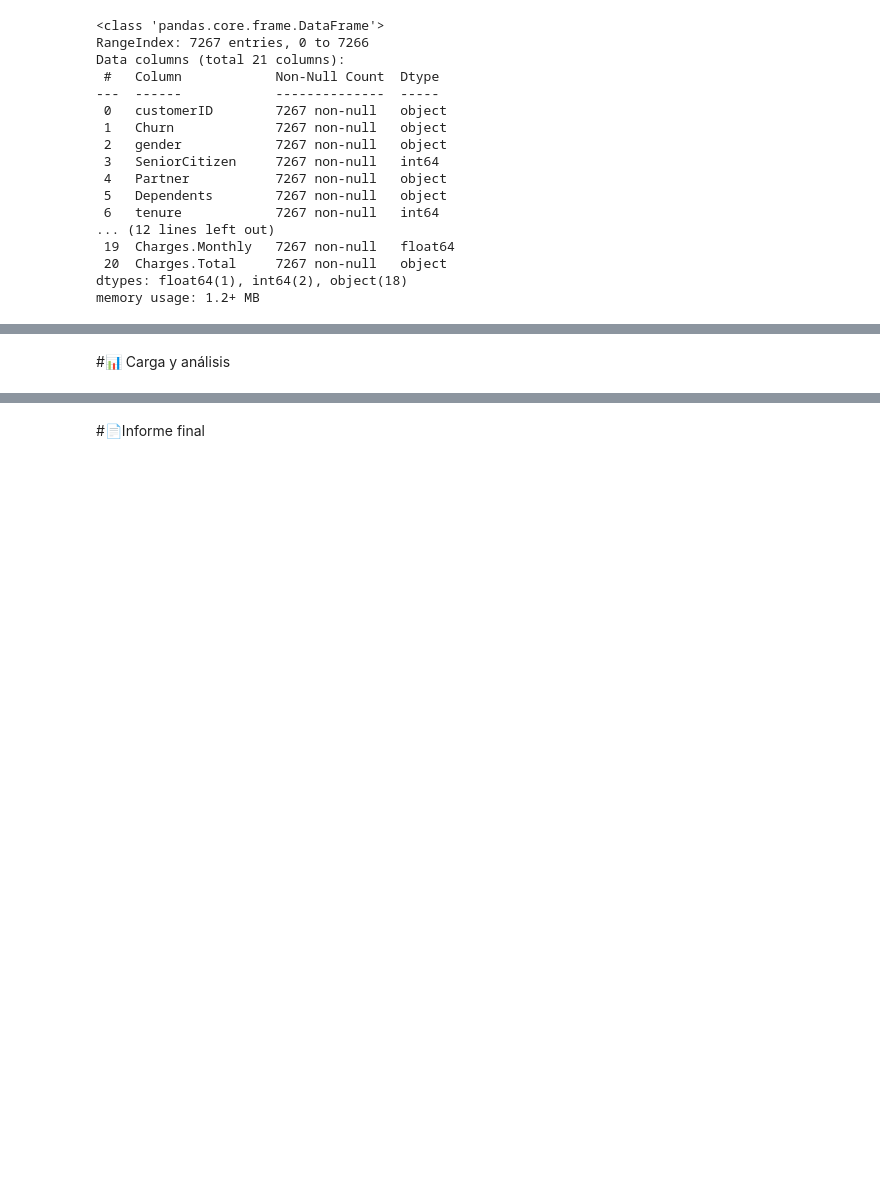
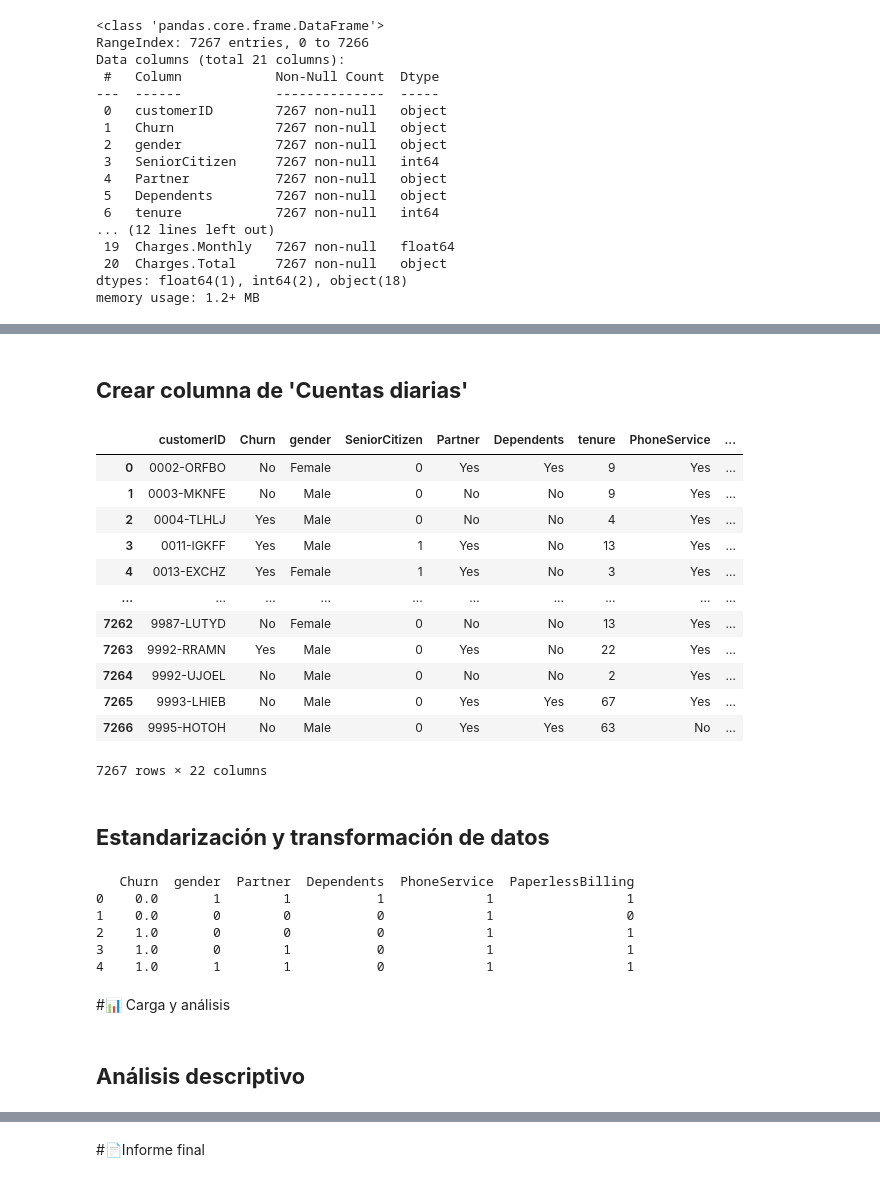
Before and after one commit to maribel1985/Challenge_TelecomX, a Jupyter notebook: TelecomX.ipynb, the cells around one changed output, grey strips where cells are left out. Saved outputs shown, nothing was run; the diff lists cells and outputs as text; code cells hidden in the pictures; blank space fills up the shorter version.

```diff
--- a/TelecomX.ipynb
+++ b/TelecomX.ipynb
@@ -110,0 +186,21 @@ memory usage: 1.2+ MB
+# %%
+# Convert the data type of the 'Charges.Total' column to numeric, coercing errors to NaN
+df_telecom_expanded['Charges.Total'] = pd.to_numeric(df_telecom_expanded['Charges.Total'], errors='coerce')
+
+# Identify rows with NaN values in 'Charges.Total' after coercion
+invalid_charges_total = df_telecom_expanded[df_telecom_expanded['Charges.Total'].isna()]
+
+if not invalid_charges_total.empty:
+    print("\nRows with invalid (converted to NaN) values in 'Charges.Total':")
+    print(invalid_charges_total)
+    print(f"\nNumber of rows with invalid 'Charges.Total' values: {len(invalid_charges_total)}")
+
+    # Drop rows where 'Charges.Total' is NaN
+    df_telecom_expanded.dropna(subset=['Charges.Total'], inplace=True)
+    print(f"\nDropped {len(invalid_charges_total)} rows with invalid 'Charges.Total' values.")
+
+print("\n'Charges.Total' column data type after conversion and dropping NaNs:")
+print(df_telecom_expanded['Charges.Total'].dtype)
+
+print("\nInfo of the DataFrame after dropping rows:")
+df_telecom_expanded.info()
@@ -110,0 +261,21 @@ memory usage: 1.2+ MB
+# %% [markdown]
+## **Crear columna de 'Cuentas diarias'**
+# %%
+df_telecom_expanded['Cuentas_Diarias'] = round(df_telecom_expanded['Charges.Monthly'] / 30, 2)
+df_telecom_expanded
+# %% [output]
+|  | customerID | Churn | gender | SeniorCitizen | Partner | Dependents | tenure | PhoneService | ... |
+| 0 | 0002-ORFBO | No | Female | 0 | Yes | Yes | 9 | Yes | ... |
+| 1 | 0003-MKNFE | No | Male | 0 | No | No | 9 | Yes | ... |
+| 2 | 0004-TLHLJ | Yes | Male | 0 | No | No | 4 | Yes | ... |
+| 3 | 0011-IGKFF | Yes | Male | 1 | Yes | No | 13 | Yes | ... |
+| 4 | 0013-EXCHZ | Yes | Female | 1 | Yes | No | 3 | Yes | ... |
+| ... | ... | ... | ... | ... | ... | ... | ... | ... | ... |
+| 7262 | 9987-LUTYD | No | Female | 0 | No | No | 13 | Yes | ... |
+| 7263 | 9992-RRAMN | Yes | Male | 0 | Yes | No | 22 | Yes | ... |
+| 7264 | 9992-UJOEL | No | Male | 0 | No | No | 2 | Yes | ... |
+| 7265 | 9993-LHIEB | No | Male | 0 | Yes | Yes | 67 | Yes | ... |
+| 7266 | 9995-HOTOH | No | Male | 0 | Yes | Yes | 63 | No | ... |
+7267 rows × 22 columns
+# %% [markdown]
+## **Estandarización y transformación de datos**
@@ -111,2 +298,14 @@ memory usage: 1.2+ MB
+# %%
+# Verificación
+print(df_telecom_expanded[['Churn', 'gender', 'Partner', 'Dependents', 'PhoneService', 'PaperlessBilling']].head())
+# %% [output]
+   Churn  gender  Partner  Dependents  PhoneService  PaperlessBilling
+0    0.0       1        1           1             1                 1
+1    0.0       0        0           0             1                 0
+2    1.0       0        0           0             1                 1
+3    1.0       0        1           0             1                 1
+4    1.0       1        1           0             1                 1
 # %% [markdown]
 #📊 Carga y análisis
+# %% [markdown]
+## **Análisis descriptivo**
```
Also changed, not shown: parts of 62 cells of this notebook.
